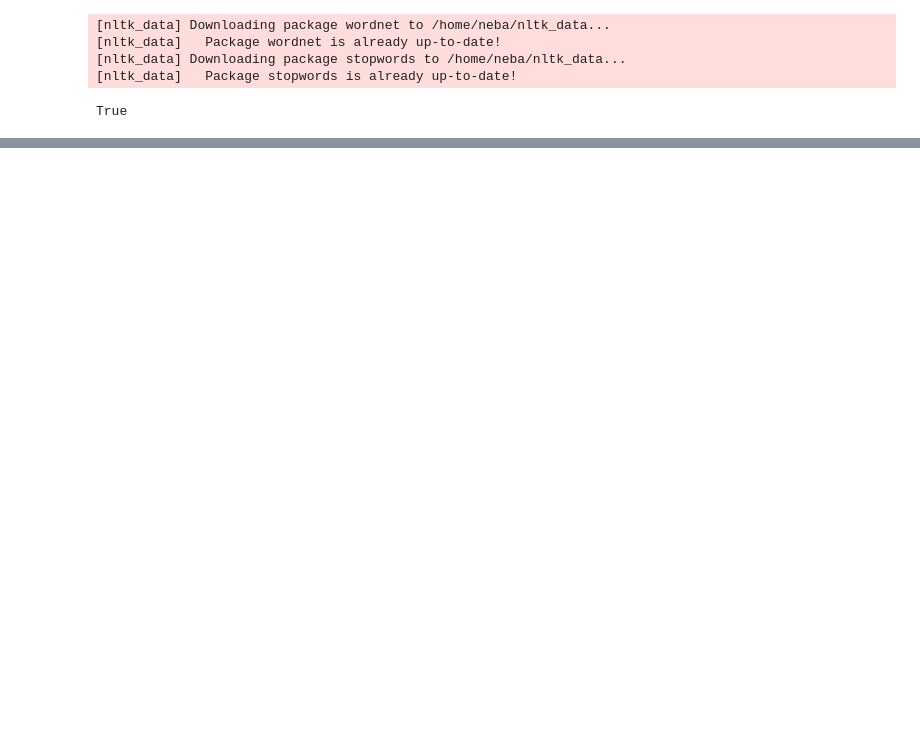
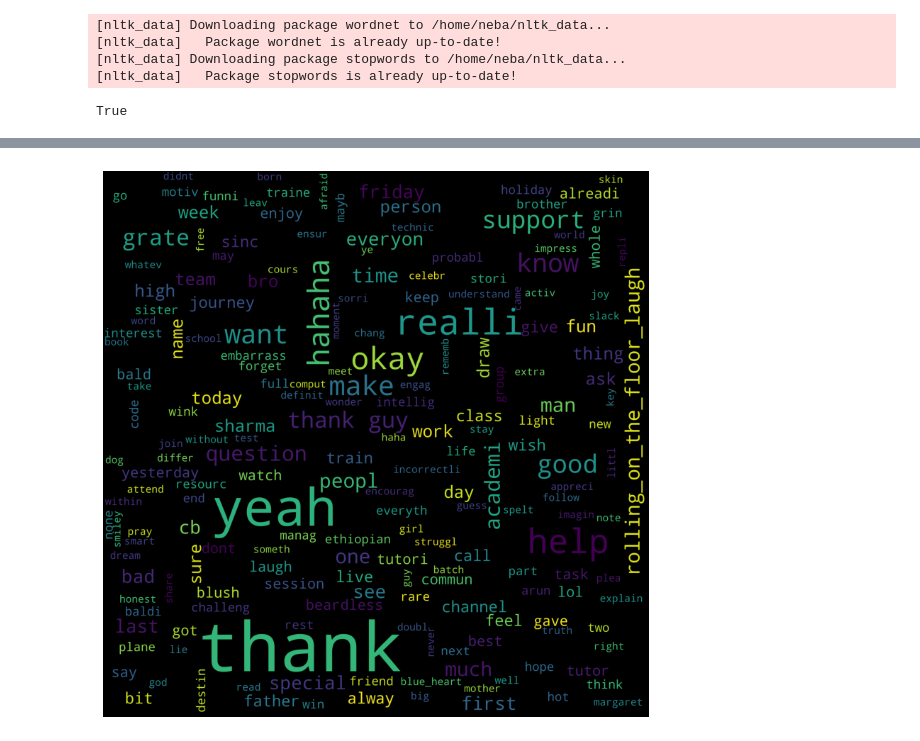
Before and after one commit to olaniSiyum/week0-starter-network-analysis, a Jupyter notebook: notebooks/dist_plot_topic_modeling.ipynb, the cells around one changed output, grey strips where cells are left out. Cells and saved outputs as stored; diff of their text form; code cells hidden in the pictures; blank space fills up the shorter version.

Commit message:
extracted top 10 topics

```diff
--- a/notebooks/dist_plot_topic_modeling.ipynb
+++ b/notebooks/dist_plot_topic_modeling.ipynb
@@ -253,0 +292,44 @@ def translateLdaIdx(myLdaModel, myLdaViz):
+# %%
+def sortByTopicToIdx(cleanKagslacklist,mySortedDf,myTopic,myTopicThresh=0.1):
+    """Returns an index of tweets surpassing a topic value threshold"""
+    srtIdx = list(mySortedDf[mySortedDf[myTopic]>myTopicThresh].index)
+    return srtIdx
+
+def sortSlackByIdx(cleanKagslacklist,srtIdx):
+    """Returns sorted tweets as a list based on a defined sort index"""
+    myCleanArray = np.array(cleanKagslacklist)
+    srtTweets = list(myCleanArray[srtIdx])
+    return srtTweets
+# %%
+sortedIdx = sortByTopicToIdx(cleanKagslacklist,kagDf,'topic2',myTopicThresh=0.1)
+# %%
+# Word cloud for topic
+def makeWordCloud(cleanKagslacklist,mySortedDf,myTopic,myTopicThresh=0.1):
+    """Create word cloud of tweets passing a given threshold for a given topic"""
+    sortedIdx = sortByTopicToIdx(cleanKagslacklist,mySortedDf,myTopic,myTopicThresh=0.1)
+    mySortedSlack = sortSlackByIdx(cleanKagslacklist,sortedIdx)
+    filteredWords = ' '.join([' '.join(filter(None, string)) for string in mySortedSlack])
+    myTopicCloud = WordCloud(width=800, height=800, max_font_size=100, scale=8).generate(filteredWords)
+
+    # Display the word cloud using matplotlib
+    plt.figure(figsize=(10, 10), dpi=1600)
+    plt.imshow(myTopicCloud)
+    plt.axis("off")  # Turn off axis labels
+    plt.show()
+# %%
+def makeWordCloud(cleanKagslacklist, mySortedDf, myTopic, myTopicThresh=0.1):
+    """Create word cloud of tweets passing a given threshold for a given topic"""
+    sortedIdx = sortByTopicToIdx(cleanKagslacklist, mySortedDf, myTopic, myTopicThresh=0.1)
+    mySortedSlack = sortSlackByIdx(cleanKagslacklist, sortedIdx)
+    filteredWords = ' '.join([' '.join(filter(None, string)) for string in mySortedSlack])
+    myTopicCloud = WordCloud(width=800, height=800, max_font_size=100, scale=8).generate(filteredWords)
+
+    # Display the word cloud using matplotlib
+    plt.figure(figsize=(10, 10))
+    plt.imshow(myTopicCloud)
+    plt.axis("off")  # Turn off axis labels
+    plt.show()
+# %%
+makeWordCloud(cleanKagslacklist,kagDf,'topic2',myTopicThresh=0.2)
+# %% [output]
+[figure, added]
```
Also changed, not shown: parts of 9 cells of this notebook.
